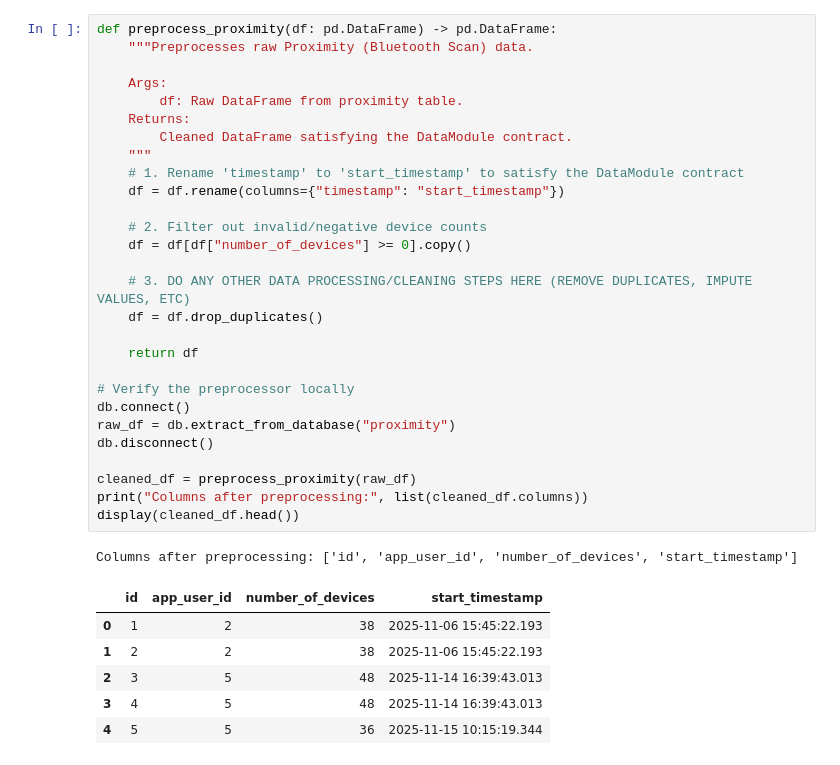
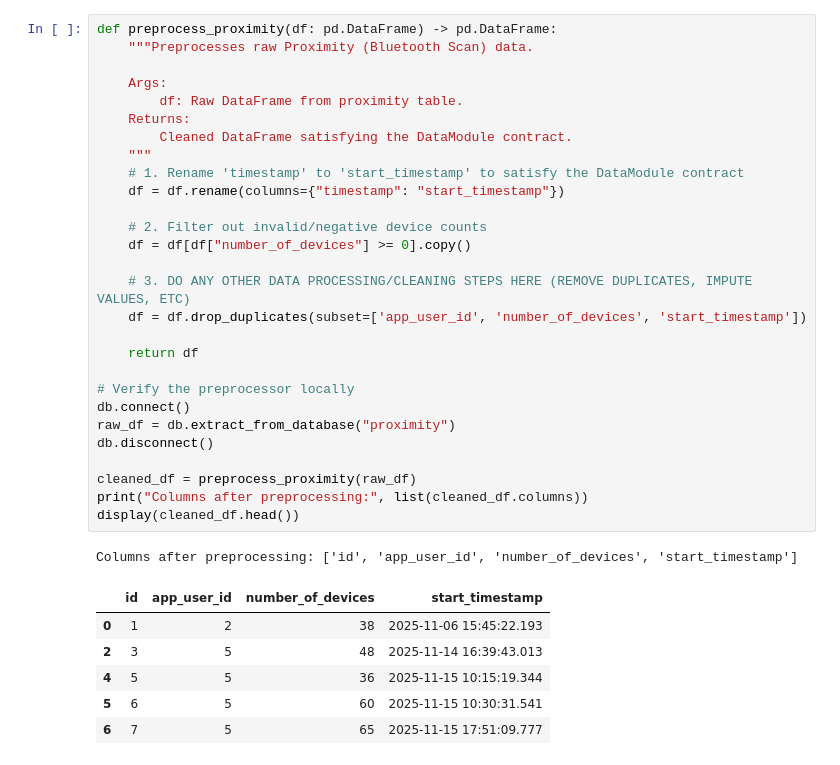
Before and after one commit to hickeykevin/lemurs-modeling, a Jupyter notebook: notebooks/bluetooth_modelling.ipynb, the cells around one changed output. Saved outputs shown, nothing was run; the diff lists cells and outputs as text.

```diff
--- a/notebooks/bluetooth_modelling.ipynb
+++ b/notebooks/bluetooth_modelling.ipynb
@@ -69,36 +69,36 @@ First few rows of raw Proximity (Bluetooth scan) data:
 def preprocess_proximity(df: pd.DataFrame) -> pd.DataFrame:
     """Preprocesses raw Proximity (Bluetooth Scan) data.
 
     Args:
         df: Raw DataFrame from proximity table.
     Returns:
         Cleaned DataFrame satisfying the DataModule contract.
     """
     # 1. Rename 'timestamp' to 'start_timestamp' to satisfy the DataModule contract
     df = df.rename(columns={"timestamp": "start_timestamp"})
 
     # 2. Filter out invalid/negative device counts
     df = df[df["number_of_devices"] >= 0].copy()
 
     # 3. DO ANY OTHER DATA PROCESSING/CLEANING STEPS HERE (REMOVE DUPLICATES, IMPUTE VALUES, ETC)
-    df = df.drop_duplicates()
+    df = df.drop_duplicates(subset=['app_user_id', 'number_of_devices', 'start_timestamp'])
 
     return df
 
 # Verify the preprocessor locally
 db.connect()
 raw_df = db.extract_from_database("proximity")
 db.disconnect()
 
 cleaned_df = preprocess_proximity(raw_df)
 print("Columns after preprocessing:", list(cleaned_df.columns))
 display(cleaned_df.head())
 # %% [output]
 Columns after preprocessing: ['id', 'app_user_id', 'number_of_devices', 'start_timestamp']
 |  | id | app_user_id | number_of_devices | start_timestamp |
 | 0 | 1 | 2 | 38 | 2025-11-06 15:45:22.193 |
-| 1 | 2 | 2 | 38 | 2025-11-06 15:45:22.193 |
 | 2 | 3 | 5 | 48 | 2025-11-14 16:39:43.013 |
-| 3 | 4 | 5 | 48 | 2025-11-14 16:39:43.013 |
 | 4 | 5 | 5 | 36 | 2025-11-15 10:15:19.344 |
+| 5 | 6 | 5 | 60 | 2025-11-15 10:30:31.541 |
+| 6 | 7 | 5 | 65 | 2025-11-15 17:51:09.777 |
 # %%
```
Also changed, not shown: parts of 10 cells of this notebook.
